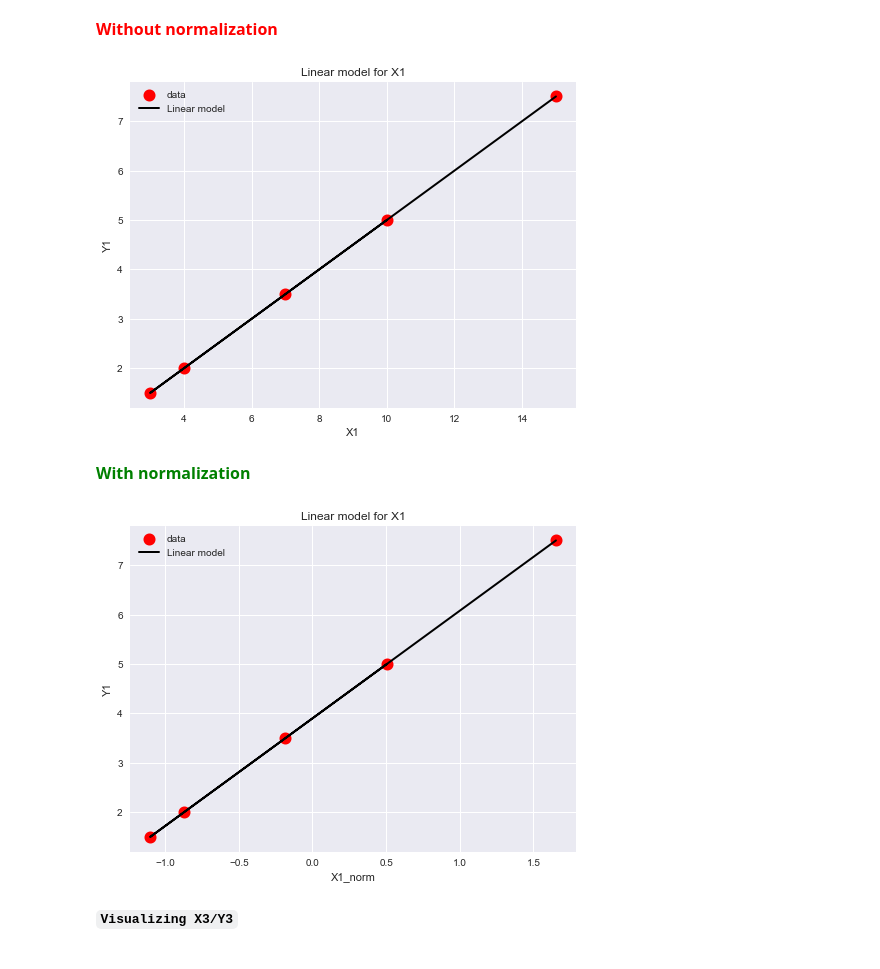
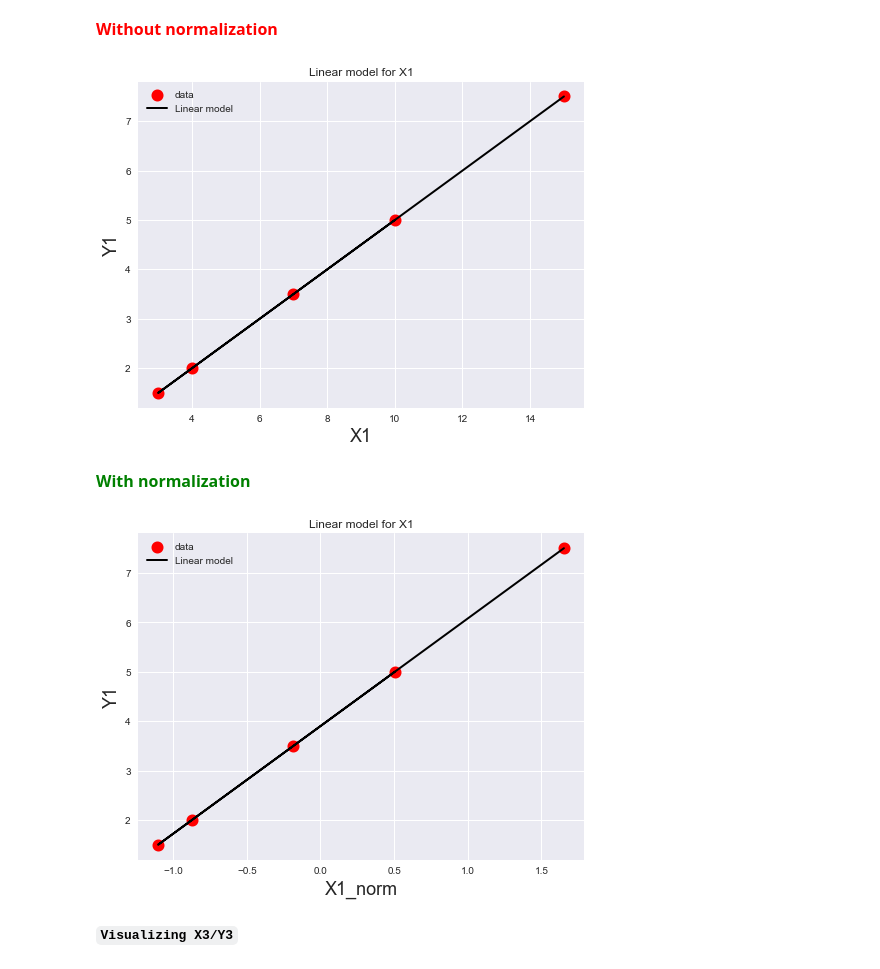
Before and after one commit to mahdi-khoshmaram/Linear-regression, a Jupyter notebook: Linear regression.ipynb, the cells around one changed output. Saved outputs shown, nothing was run; the diff lists cells and outputs as text; code cells hidden in the pictures.

```diff
--- a/Linear regression.ipynb
+++ b/Linear regression.ipynb
@@ -351,13 +351,13 @@ plt.show()
 plt.figure(figsize=(8,6))
 plt.scatter(x1,y1,color = 'red', linewidth = 5,label = 'data')
 plt.plot(x1,(np.dot(x1,w1) + b1), color ='black', linewidth= 2,label = 'Linear model')
-plt.xlabel('X1')
-plt.ylabel('Y1')
+plt.xlabel('X1',fontsize= 18)
+plt.ylabel('Y1',fontsize= 18)
 plt.title('Linear model for X1')
 plt.legend()
 plt.show()
 # %% [output]
-[figure, old version]
+[figure, new version]
 # %% [markdown]
 <p>
     <font size="3"
@@ -368,14 +368,14 @@ plt.show()
 # %%
 plt.figure(figsize=(8,6))
 plt.scatter(x1_norm,y1,color = 'red', linewidth = 5,label = 'data')
 plt.plot(x1_norm,(np.dot(x1_norm,w1_norm) + b1_norm), color ='black', linewidth= 2,label = 'Linear model')
 plt.title('Linear model for X1')
-plt.xlabel('X1_norm')
-plt.ylabel('Y1')
+plt.xlabel('X1_norm',fontsize= 18)
+plt.ylabel('Y1',fontsize= 18)
 plt.legend()
 plt.show()
 # %% [output]
-[figure, old version]
+[figure, new version]
 # %% [markdown]
 <p><b> <code>Visualizing X3/Y3</code></b></p>
 # %%
```
Also changed, not shown: parts of 8 cells of this notebook.
